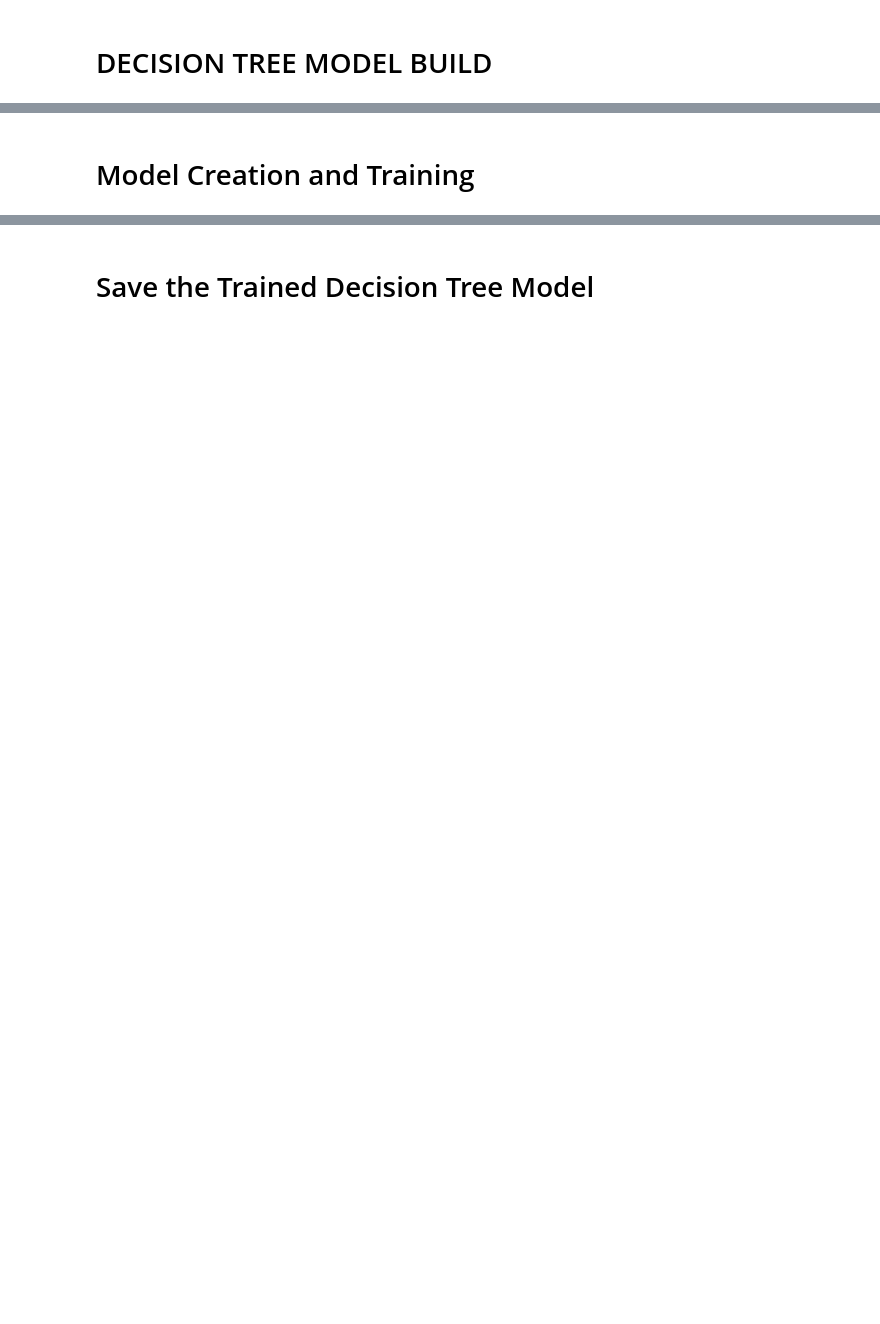
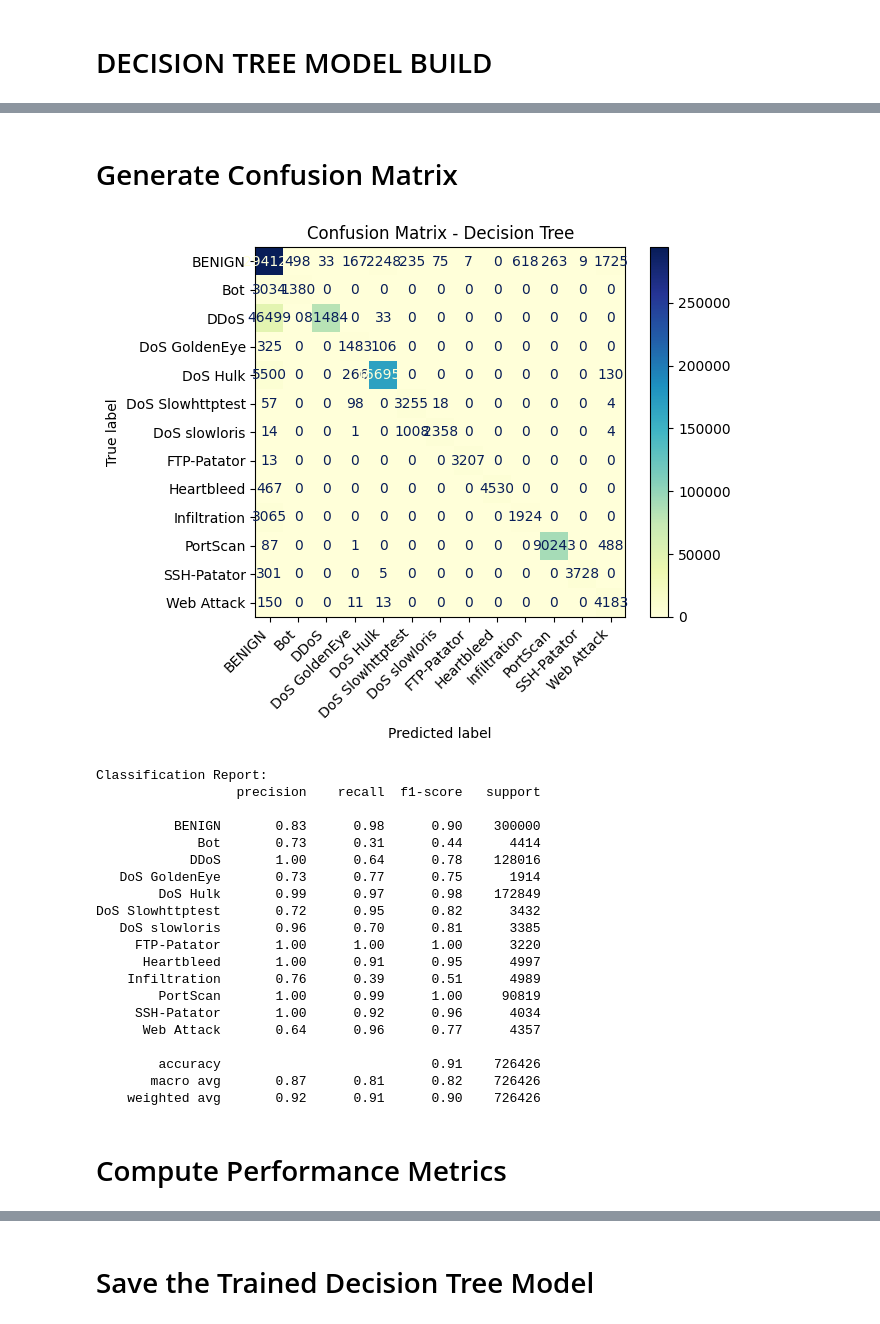
Before and after one commit to mo-abdulai/X-AI-IDS-Architecture, a Jupyter notebook: 2_Modeling-Phase/Models_CICIDS-2017/CICIDS-2017_DTree.ipynb, the cells around one changed output, grey strips where cells are left out. Drawn from its saved outputs; the diff is of its cells as text; code cells hidden in the pictures; blank space fills up the shorter version.

```diff
--- a/2_Modeling-Phase/Models_CICIDS-2017/CICIDS-2017_DTree.ipynb
+++ b/2_Modeling-Phase/Models_CICIDS-2017/CICIDS-2017_DTree.ipynb
@@ -41,2 +57,19 @@ y_test = test_data['label']  # Target variable
 # %%
-X_train, X_val, y_train, y_val = train_test_split(X_train, y_train, test_size=0.2, random_state=42)
+# Compute Class Weights
+class_weights = compute_class_weight("balanced", classes=np.unique(y_train), y=y_train)
+weights_dict = {cls: weight for cls, weight in zip(np.unique(y_train), class_weights)}
+
+# Define and Train the Decision Tree Model
+clf = DecisionTreeClassifier(
+    max_depth=15,
+    class_weight=weights_dict,
+    random_state=42
+)
+
+# Start training timer
+start = time.time()
+clf.fit(X_train, y_train)
+end = time.time()
+
+print(f'Elapsed Training Time: {(end - start)/60:.2f} minutes')
+print("Number of Features Used:", X_train.shape[1])
@@ -78,3 +89,54 @@ plt.show()
+# %% [markdown]
+# Generate Confusion Matrix
+# %%
+from sklearn.metrics import confusion_matrix, classification_report
+import seaborn as sns
+import matplotlib.pyplot as plt
+import joblib
+
+import matplotlib.pyplot as plt
+from sklearn.metrics import confusion_matrix, ConfusionMatrixDisplay
+
+encoder_path = "/content/drive/MyDrive/Colab Notebooks/XAI IDS Architecture/2_Modeling-Phase/train_and_test_datasets/CICIDS-2017/label_encoder.pkl"
+label_encoder = joblib.load(encoder_path)
+
+# ✅ Convert class labels to strings
+class_names = [str(cls) for cls in label_encoder.classes_]
+
+# Generate confusion matrix
+cm = confusion_matrix(y_test, y_pred)
+disp = ConfusionMatrixDisplay(confusion_matrix=cm, display_labels=class_names)
+disp.plot(cmap='YlGnBu', values_format='d')
+
+plt.title("Confusion Matrix - Decision Tree")
+plt.xticks(rotation=45, ha="right")  # Rotate X labels
+plt.show()
+
+
+print("\nClassification Report:")
+print(classification_report(y_test, y_pred, target_names=class_names))
+# %% [output]
+[figure, added]
+Classification Report:
+                  precision    recall  f1-score   support
+
+          BENIGN       0.83      0.98      0.90    300000
+             Bot       0.73      0.31      0.44      4414
+            DDoS       1.00      0.64      0.78    128016
+   DoS GoldenEye       0.73      0.77      0.75      1914
+        DoS Hulk       0.99      0.97      0.98    172849
+DoS Slowhttptest       0.72      0.95      0.82      3432
+   DoS slowloris       0.96      0.70      0.81      3385
+     FTP-Patator       1.00      1.00      1.00      3220
+      Heartbleed       1.00      0.91      0.95      4997
+    Infiltration       0.76      0.39      0.51      4989
+        PortScan       1.00      0.99      1.00     90819
+     SSH-Patator       1.00      0.92      0.96      4034
+      Web Attack       0.64      0.96      0.77      4357
+
+        accuracy                           0.91    726426
+       macro avg       0.87      0.81      0.82    726426
+    weighted avg       0.92      0.91      0.90    726426
 # %% [markdown]
-# Model Creation and Training
+# Compute Performance Metrics
 # %%
```
Also changed, not shown: parts of 19 cells of this notebook, 28 other files.
